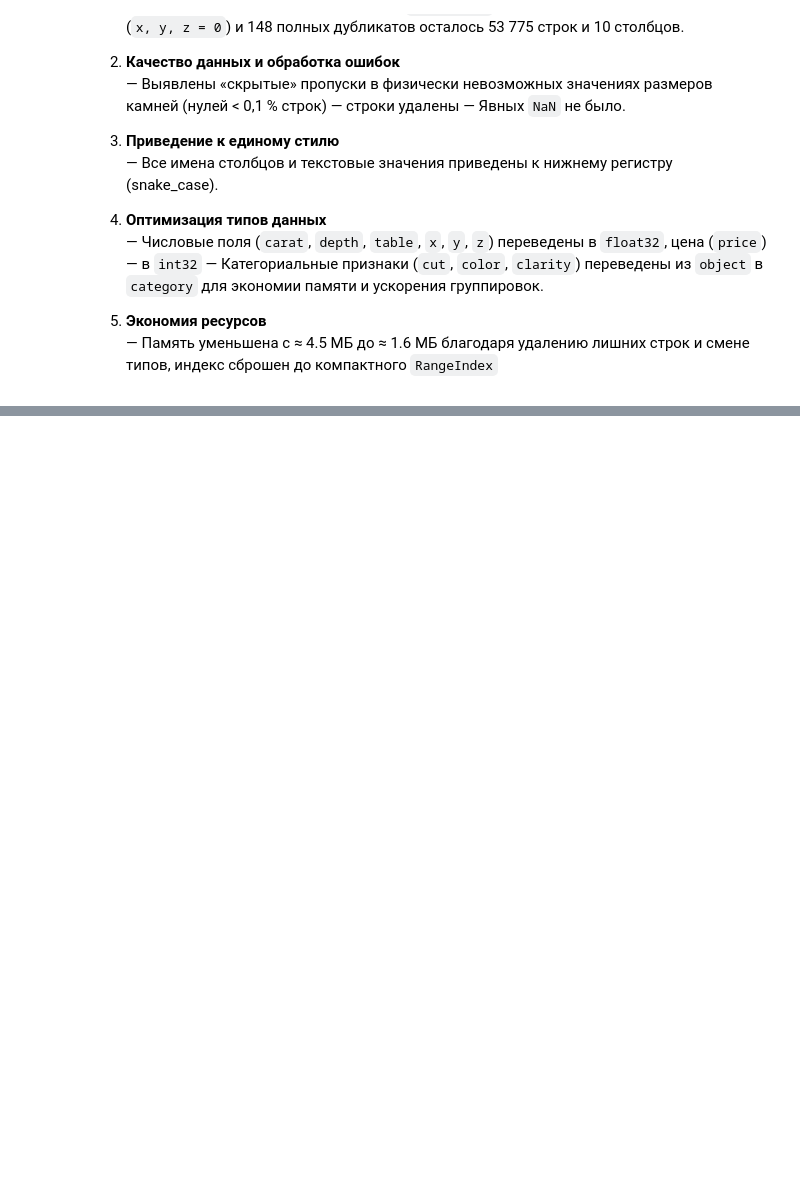
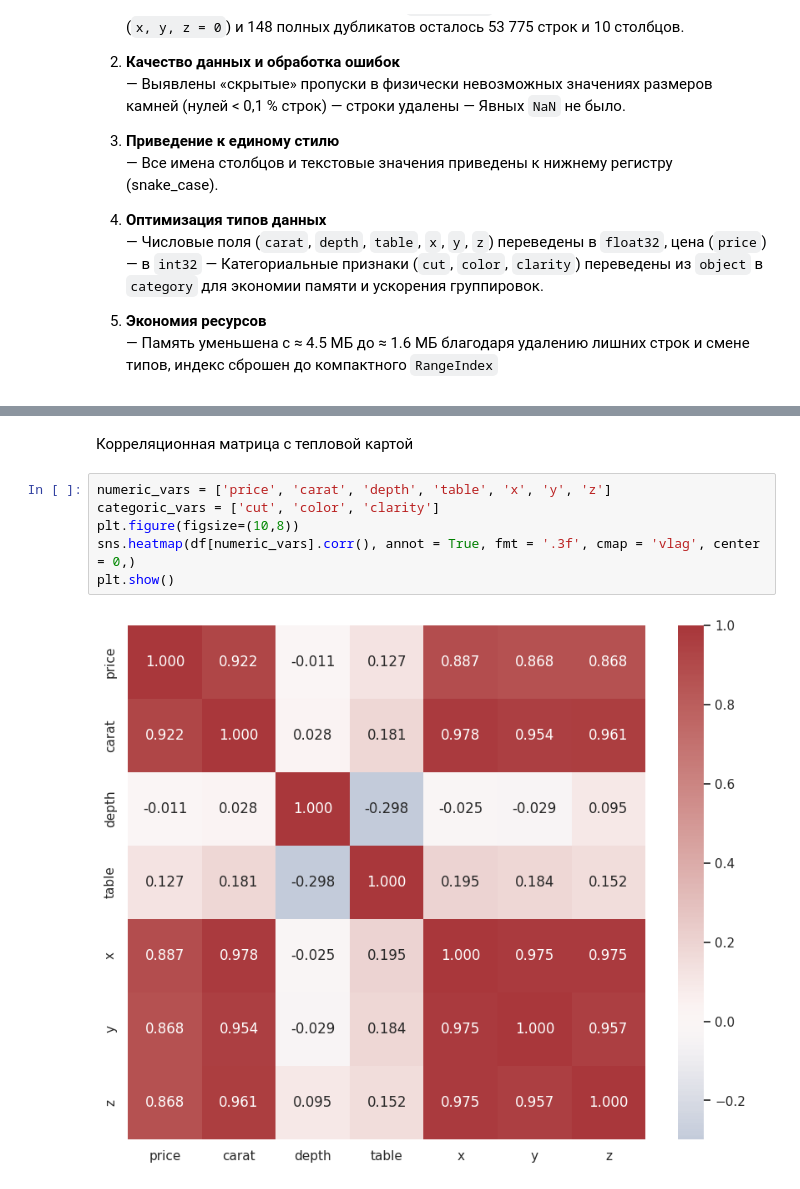
Before and after one commit to Lomikk/diamonds_data_analysis_practice-2025-Yashkov, a Jupyter notebook: diamonds_preprocessing_practice.ipynb, the cells around one changed output, grey strips where cells are left out. Saved outputs shown, nothing was run; the diff lists cells and outputs as text; blank space fills up the shorter version.

```diff
--- a/diamonds_preprocessing_practice.ipynb
+++ b/diamonds_preprocessing_practice.ipynb
@@ -293,0 +877,10 @@ memory usage: 1.6 MB
+# %% [markdown]
+Корреляционная матрица с тепловой картой
+# %%
+numeric_vars = ['price', 'carat', 'depth', 'table', 'x', 'y', 'z']
+categoric_vars = ['cut', 'color', 'clarity']
+plt.figure(figsize=(10,8))
+sns.heatmap(df[numeric_vars].corr(), annot = True, fmt = '.3f', cmap = 'vlag', center = 0,)
+plt.show()
+# %% [output]
+[figure, added]
```
Also changed, not shown: parts of 58 cells of this notebook.
